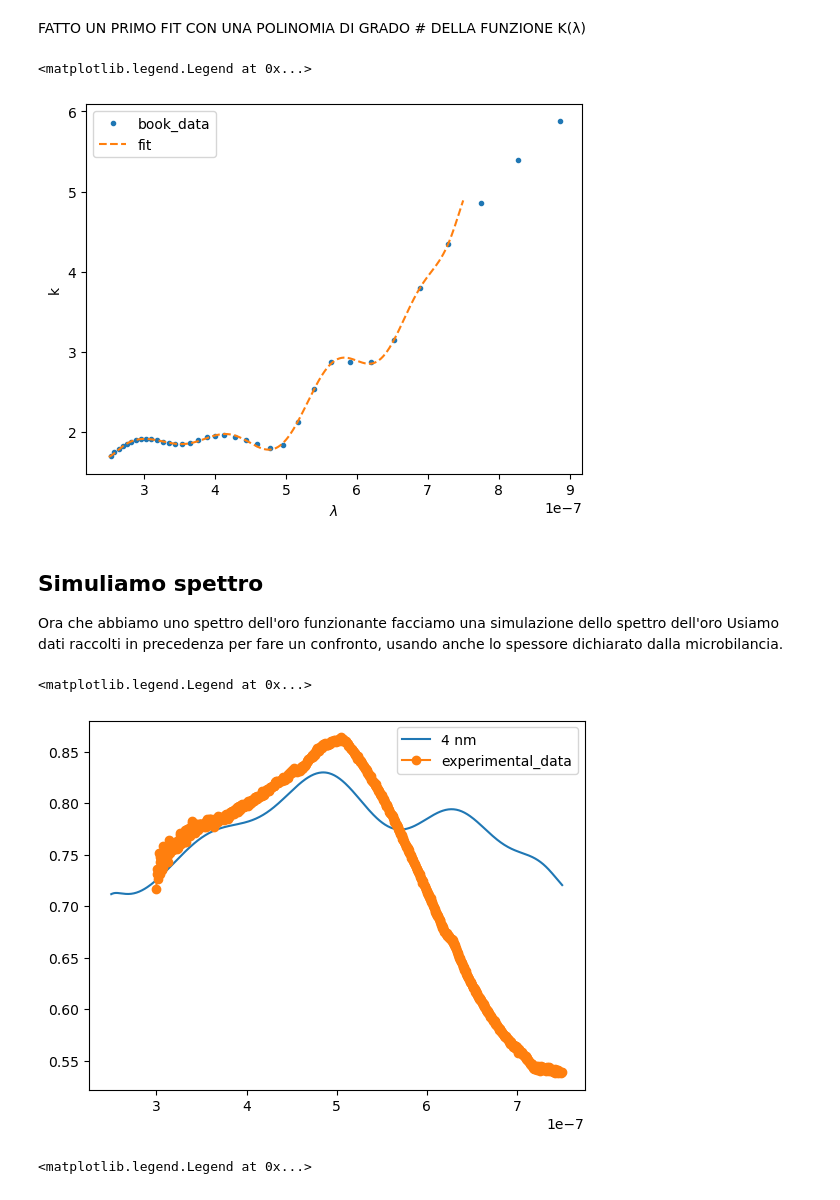
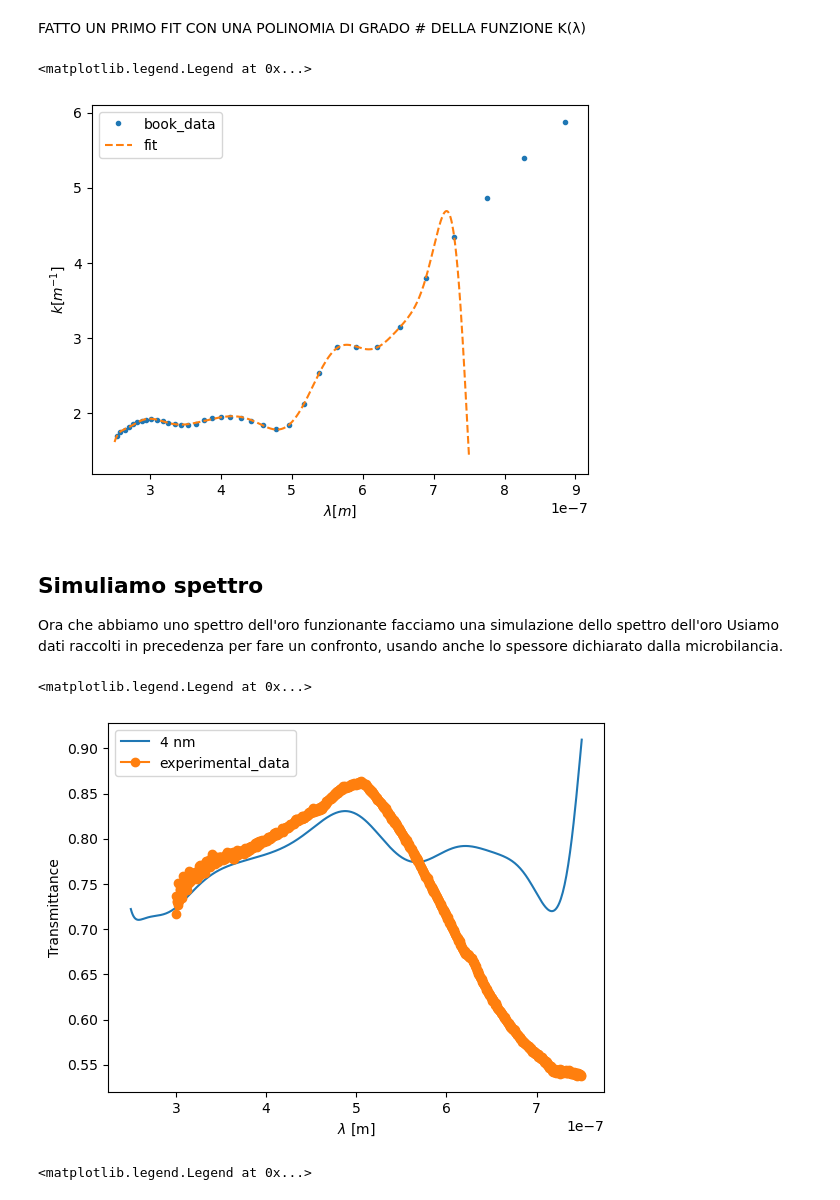
Before and after one commit to RandDouble/lab_mat, a Jupyter notebook: fit_lab.ipynb, the cells around one changed output. Drawn from its saved outputs; the diff is of its cells as text; code cells hidden in the pictures.

```diff
--- a/fit_lab.ipynb
+++ b/fit_lab.ipynb
@@ -16,8 +16,8 @@ import scipy.interpolate as interpolate
 # %% [markdown]
 DATI PRESI DA LIBRO (LUNGA LISTA) PER I K DELL'AU
 # %%
-df = pd.read_csv("./data/book_data/Tabella_1.csv", sep=";")
-df.head()
+palik = pd.read_csv("./data/book_data/Tabella_1.csv", sep=";")
+palik.head()
 # %% [output]
 |  | eV | cm^-1 | Angstrom | exp_lenght | n | k | exp_k |
 | 0 | 9,919.00 | 0.0 | 1.25 | -10.0 | 0.999972 | 2.39 | -6.0 |
@@ -28,9 +28,9 @@ df.head()
 # %% [markdown]
 STESSI DATI DI PRIMA MA ESPRESSI IN nm ( λ ) E *10^(EXP_K) ( K )
 # %%
-df["lambda_corrected"] = df['Angstrom'] * 10 ** df["exp_lenght"]
-df["k_corrected"] = df['k'] * 10 ** df["exp_k"]
-df.head()
+palik["lambda_corrected"] = palik["Angstrom"] * 10 ** palik["exp_lenght"]
+palik["k_corrected"] = palik["k"] * 10 ** palik["exp_k"]
+palik.head()
 # %% [output]
 |  | eV | cm^-1 | Angstrom | exp_lenght | n | k | exp_k | lambda_corrected | k_corrected |
 | 0 | 9,919.00 | 0.0 | 1.25 | -10.0 | 0.999972 | 2.39 | -6.0 | 1.250000e-10 | 0.000002 |
@@ -51,50 +57,60 @@ plt.legend()
 # %% [markdown]
 FATTO UN PRIMO FIT CON UNA POLINOMIA DI GRADO # DELLA FUNZIONE K(λ)
 # %%
-filter = (df["lambda_corrected"]<900e-9) & (df["lambda_corrected"] > 250e-9)
-coeff= np.polyfit(df[filter]["lambda_corrected"], df[filter]["k_corrected"], deg=23)
+filter = (palik["lambda_corrected"] < 900e-9) & (palik["lambda_corrected"] > 250e-9)
+coeff = np.polyfit(palik[filter]["lambda_corrected"], palik[filter]["k_corrected"], deg=26)
 fun = np.poly1d(coeff)
 
-# x = df[filter]["lambda_corrected"]
+# x = palik[filter]["lambda_corrected"]
 x = np.linspace(250e-9, 750e-9, 500)
 
-plt.plot("lambda_corrected", "k_corrected", ".", data=df[filter], label= "book_data")
+plt.plot("lambda_corrected", "k_corrected", ".", data=palik[filter], label="book_data")
 plt.plot(x, fun(x), "--", label="fit")
-plt.ylabel("k")
-plt.xlabel(r"$\lambda$")
+plt.xlabel(r"$\lambda [m]$")
+plt.ylabel(r"$k [m^{-1}]$")
 plt.legend()
 # %% [output]
 <matplotlib.legend.Legend at 0x...>
-[figure, old version]
+[figure, new version]
 # %% [markdown]
 ## Simuliamo spettro
 
 Ora  che abbiamo uno spettro dell'oro funzionante facciamo una simulazione dello spettro dell'oro
 Usiamo dati raccolti in precedenza per fare un confronto, usando anche lo spessore dichiarato dalla microbilancia.
 # %%
-def hypotetical_fun(x : float, fit : callable, spessore : float) -> float:
-    return np.exp(- 4. * np.pi *  fit(x) * spessore / x)
+def hypotetical_fun(x: float, fit: callable, spessore: float) -> float:
+    return np.exp(-4.0 * np.pi * fit(x) * spessore / x)
+
 
 x = np.linspace(250e-9, 750e-9, 500)
 
 spessore = 15e-6
 
 data = pd.read_csv("./data/Pre-21-04/oro_4_04_ELABORATO.csv")
 data2 = pd.read_csv("./data/2-5/ELAB/Oror-oro 3_1.csv")
 
 data["lambda"] = data["lambda"] * 1e-9
-data2["lambda"] = data2["lambda"]*1e-9
+data2["lambda"] = data2["lambda"] * 1e-9
 
 # plt.plot(x, hypotetical_fun(x, fun, spessore=60e-9), label = "60 nm")
-plt.plot(x, hypotetical_fun(x, fun, spessore=4e-9), label = "4 nm")
+plt.plot(x, hypotetical_fun(x, fun, spessore=4e-9), label="4 nm")
 
-plt.plot("lambda", "polished","-o", data=data[(data["lambda"]>300e-9) & (data["lambda"]<750e-9) ], label='experimental_data')
+plt.plot(
+    "lambda",
+    "polished",
+    "-o",
+    data=data[(data["lambda"] > 300e-9) & (data["lambda"] < 750e-9)],
+    label="experimental_data",
+)
+
+plt.xlabel(r"$\lambda$ [m]")
+plt.ylabel("Transmittance")
 
 # plt.plot(x, fun(x), label = 'k')
 plt.legend()
 # %% [output]
 <matplotlib.legend.Legend at 0x...>
-[figure, old version]
+[figure, new version]
 # %%
 ## Testing a New Numpy Class for fitting a Polynomial Series
 #
```
Also changed, not shown: parts of 16 cells of this notebook, 3 other files.
